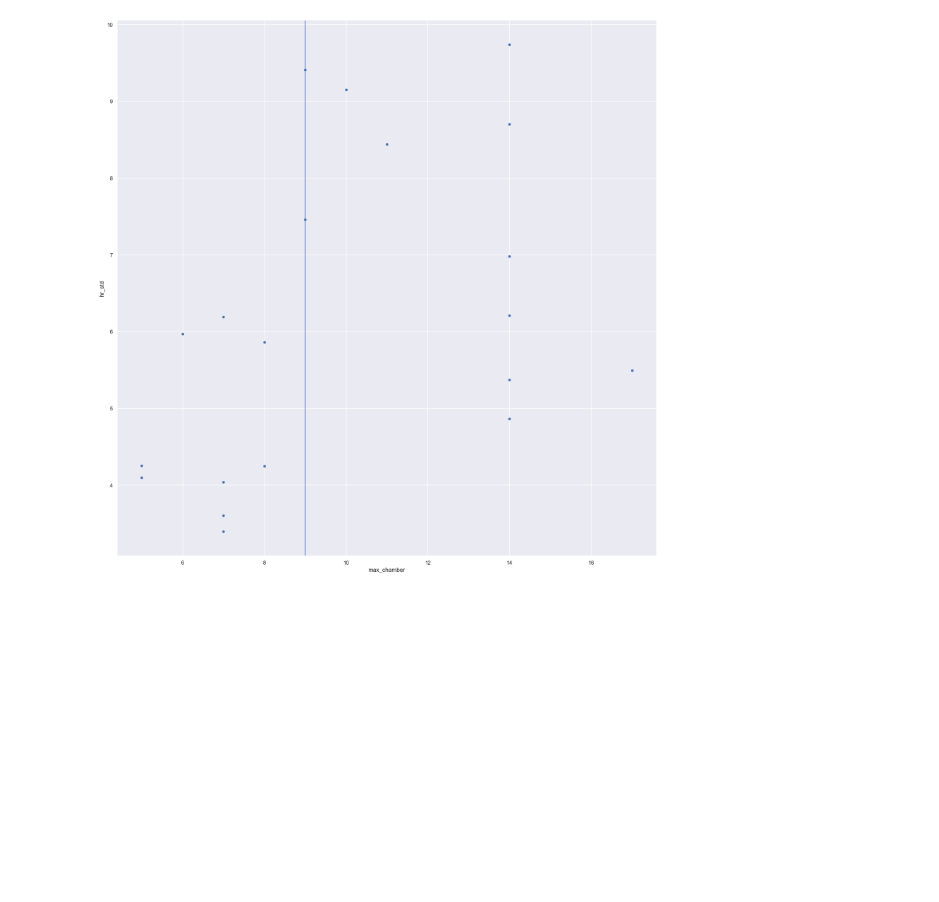
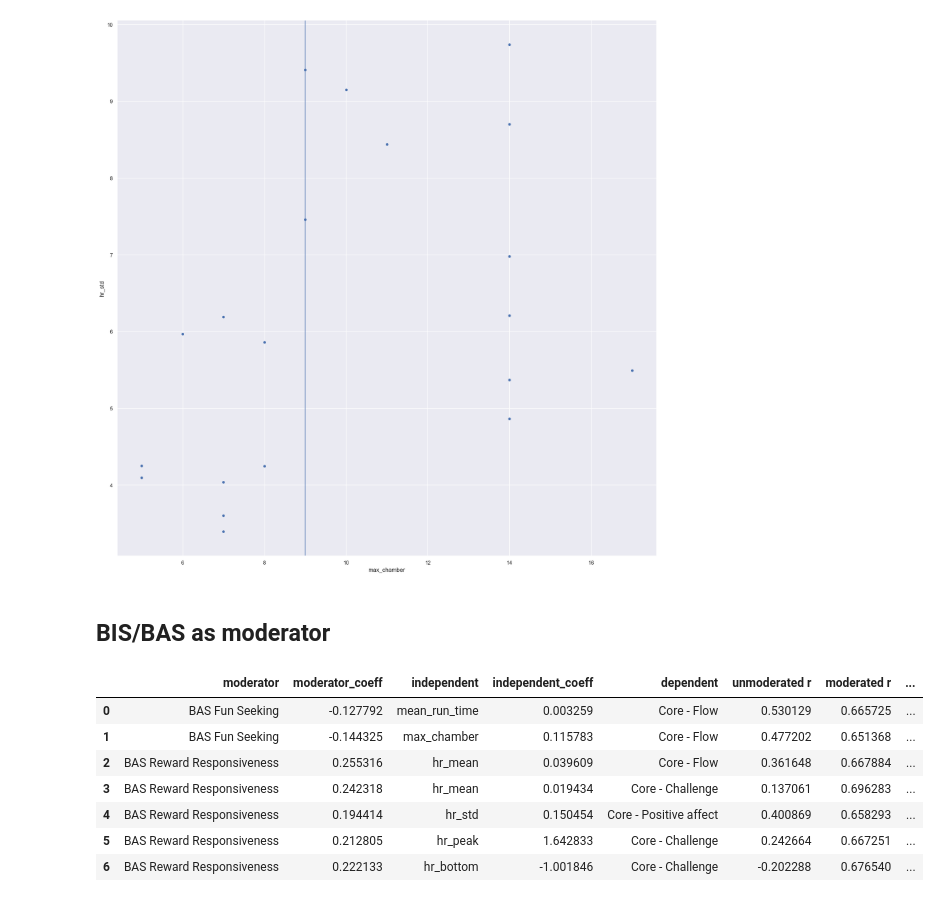
Before and after one commit to itubrainlab/hades_player_experience, a Jupyter notebook: Notebooks/player_analysis.ipynb, the cells around one changed output. Drawn from its saved outputs; the diff is of its cells as text; code cells hidden in the pictures; blank space fills up the shorter version.

Commit message:
Added moderator effects estimators

```diff
--- a/Notebooks/player_analysis.ipynb
+++ b/Notebooks/player_analysis.ipynb
@@ -59,3 +64,38 @@ plt.axvline(x=median_performance)
 # %% [output]
 <matplotlib.lines.Line2D at 0x...>
 [figure]
+# %% [markdown]
+## BIS/BAS as moderator
+# %%
+bisbas_mod = pd.DataFrame(
+    {'moderator': [], 'moderator_coeff': [], 'independent': [], 'independent_coeff': [], 'dependent': [],
+     'unmoderated r': [], 'moderated r': [], 'moderated p': []})
+for c in full_set.columns:
+    for d in full_set.columns:
+        for e in full_set.columns:
+            if ("BIS" in c or "BAS" in c or "FNR" in c) and (
+                    "Post" not in d and "Core" not in d and "BIS" not in d and "BAS" not in d and "FNR" not in d) and (
+                    "Post" in e or "Core" in e):
+                clf = linear_model.LinearRegression()
+                clf.fit(full_set[[c, d]], full_set[e])
+                mediated_result = linregress(full_set[c] * clf.coef_[0] + full_set[d] * clf.coef_[1], full_set[e])
+                result = linregress(full_set[d], full_set[e])
+                if abs(mediated_result[2]) >= 0.65 and abs(mediated_result[2]) >= abs(result[2]) and mediated_result[
+                    3] < 0.05:
+                    bisbas_mod = pd.concat(
+                        [bisbas_mod, pd.DataFrame([{'moderator': c, 'moderator_coeff': clf.coef_[0], 'independent': d,
+                              'independent_coeff': clf.coef_[1], 'dependent': e,
+                              'unmoderated r': result[2], 'moderated r': mediated_result[2],
+                              'moderated p': mediated_result[3]}])],
+                        ignore_index=True)
+
+bisbas_mod
+# %% [output]
+|  | moderator | moderator_coeff | independent | independent_coeff | dependent | unmoderated r | moderated r | ... |
+| 0 | BAS Fun Seeking | -0.127792 | mean_run_time | 0.003259 | Core - Flow | 0.530129 | 0.665725 | ... |
+| 1 | BAS Fun Seeking | -0.144325 | max_chamber | 0.115783 | Core - Flow | 0.477202 | 0.651368 | ... |
+| 2 | BAS Reward Responsiveness | 0.255316 | hr_mean | 0.039609 | Core - Flow | 0.361648 | 0.667884 | ... |
+| 3 | BAS Reward Responsiveness | 0.242318 | hr_mean | 0.019434 | Core - Challenge | 0.137061 | 0.696283 | ... |
+| 4 | BAS Reward Responsiveness | 0.194414 | hr_std | 0.150454 | Core - Positive affect | 0.400869 | 0.658293 | ... |
+| 5 | BAS Reward Responsiveness | 0.212805 | hr_peak | 1.642833 | Core - Challenge | 0.242664 | 0.667251 | ... |
+| 6 | BAS Reward Responsiveness | 0.222133 | hr_bottom | -1.001846 | Core - Challenge | -0.202288 | 0.676540 | ... |
```
Also changed, not shown: parts of 7 cells of this notebook, 2 other files.
